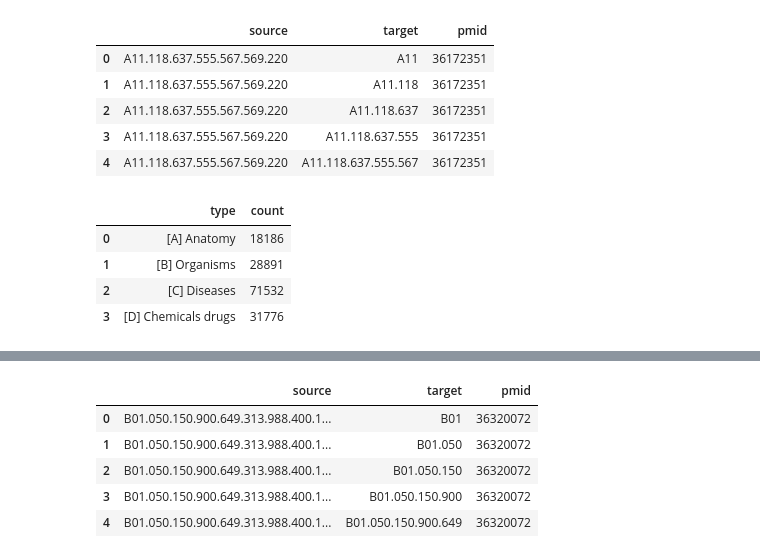
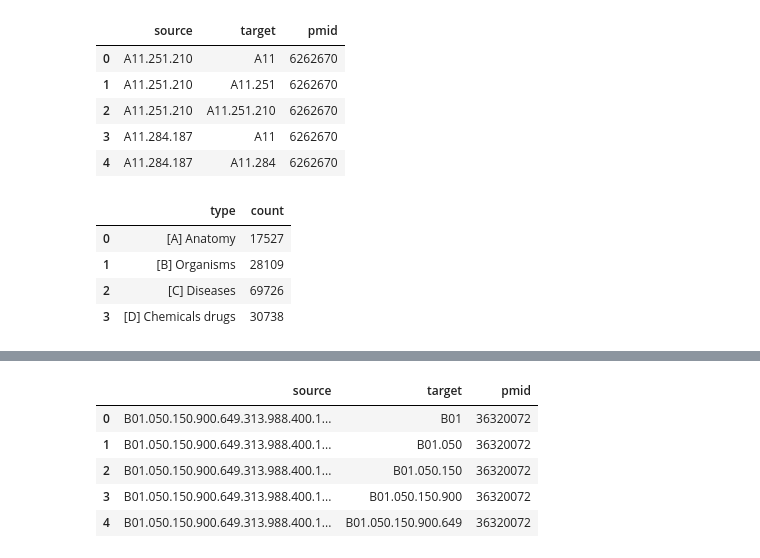
Before and after one commit to hannesbreit/pubmed-scrapper, a Jupyter notebook: descriptive-analysis.ipynb, the cells around one changed output, grey strips where cells are left out. Cells and saved outputs as stored; diff of their text form; code cells hidden in the pictures.

```diff
--- a/descriptive-analysis.ipynb
+++ b/descriptive-analysis.ipynb
@@ -1,21 +1,21 @@
 # %%
 # import csv to pandas dataframe
 import pandas as pd
 import numpy as np
 import matplotlib.pyplot as plt
 
 # read csv file delimited by semicolon and assign it to a pandas dataframe object called df
-df = pd.read_csv('gephi/a-b-c-d/GCTBedges.csv', sep=';')
+df = pd.read_csv('gephi/a-b-c-d/GctbEdges.csv', sep=';')
 
 # print the first 5 rows of the dataframe
 df.head()
 # %% [output]
 |  | source | target | pmid |
-| 0 | A11.118.637.555.567.569.220 | A11 | 36172351 |
-| 1 | A11.118.637.555.567.569.220 | A11.118 | 36172351 |
-| 2 | A11.118.637.555.567.569.220 | A11.118.637 | 36172351 |
-| 3 | A11.118.637.555.567.569.220 | A11.118.637.555 | 36172351 |
-| 4 | A11.118.637.555.567.569.220 | A11.118.637.555.567 | 36172351 |
+| 0 | A11.251.210 | A11 | 6262670 |
+| 1 | A11.251.210 | A11.251 | 6262670 |
+| 2 | A11.251.210 | A11.251.210 | 6262670 |
+| 3 | A11.284.187 | A11 | 6262670 |
+| 4 | A11.284.187 | A11.284 | 6262670 |
 # %%
 # count all values in the column 'source' which start with 'A' and assign it to a variable called anatomy_count
 Anatomy_count = df['source'].str.startswith('A').sum()
@@ -59,9 +59,9 @@ df2 = pd.DataFrame({'type': ['[A] Anatomy', '[B] Organisms', '[C] Diseases', '[D
 df2.head()
 # %% [output]
 |  | type | count |
-| 0 | [A] Anatomy | 18186 |
-| 1 | [B] Organisms | 28891 |
-| 2 | [C] Diseases | 71532 |
-| 3 | [D] Chemicals drugs | 31776 |
+| 0 | [A] Anatomy | 17527 |
+| 1 | [B] Organisms | 28109 |
+| 2 | [C] Diseases | 69726 |
+| 3 | [D] Chemicals drugs | 30738 |
 # %%
 # print barplot of the dataframe df2 with the type of node on the x-axis and the count of nodes on the y-axis
```
Also changed, not shown: parts of 1 cell of this notebook, 4 other files.
